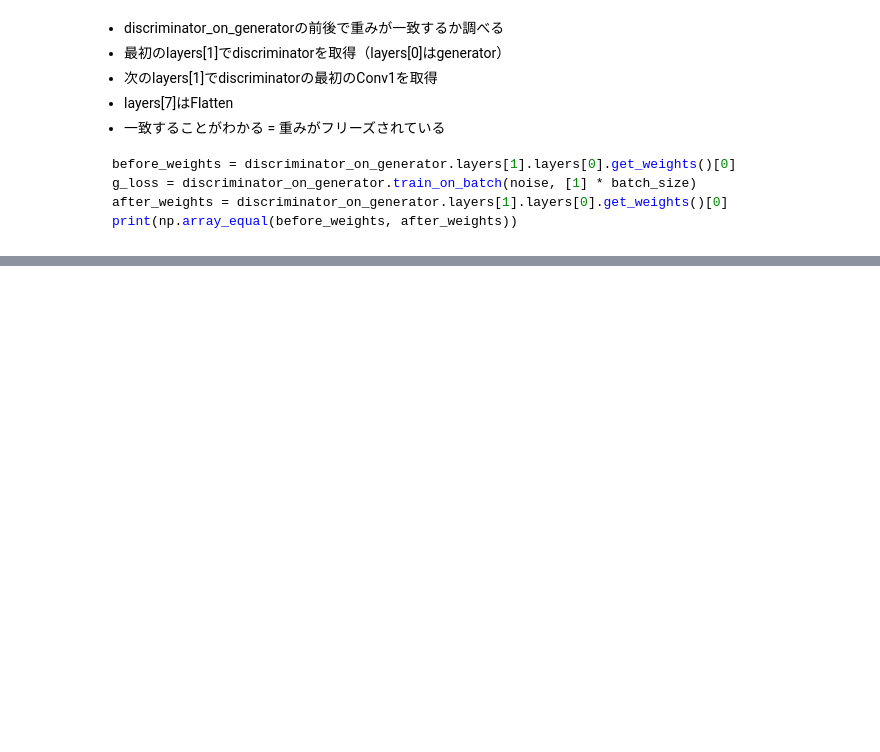
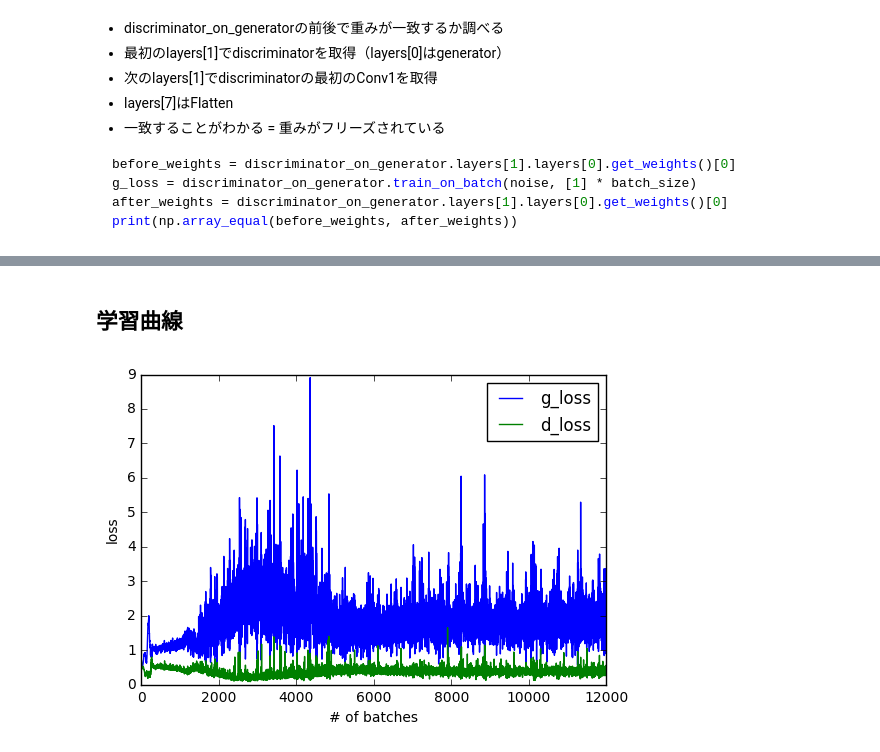
Before and after one commit to aidiary/notebooks, a Jupyter notebook: keras/170615-mnist-dcgan.ipynb, the cells around one changed output, grey strips where cells are left out. Cells and saved outputs as stored; diff of their text form; code cells hidden in the pictures; blank space fills up the shorter version.

```diff
--- a/keras/170615-mnist-dcgan.ipynb
+++ b/keras/170615-mnist-dcgan.ipynb
@@ -244,0 +252,27 @@ KeyboardInterrupt:
+# %% [markdown]
+## 学習曲線
+# %%
+%matplotlib inline
+import matplotlib.pyplot as plt
+
+def plot_history(g_loss_fname, d_loss_fname):
+    g_loss_history = []
+    d_loss_history = []
+    with open(g_loss_fname, 'r') as fp:
+        for line in fp:
+            line = line.rstrip()
+            g_loss_history.append(float(line))
+    with open(d_loss_fname, 'r') as fp:
+        for line in fp:
+            line = line.rstrip()
+            d_loss_history.append(float(line))
+    plt.plot(g_loss_history, label='g_loss')
+    plt.plot(d_loss_history, label='d_loss')
+    plt.xlabel('# of batches')
+    plt.ylabel('loss')
+    plt.legend()
+    plt.xlim((0, len(g_loss_history)))
+# %%
+plot_history('dcgan_mnist1/g_loss_history.log', 'dcgan_mnist1/d_loss_history.log')
+# %% [output]
+[figure, added]
```
Also changed, not shown: parts of 16 cells of this notebook.
